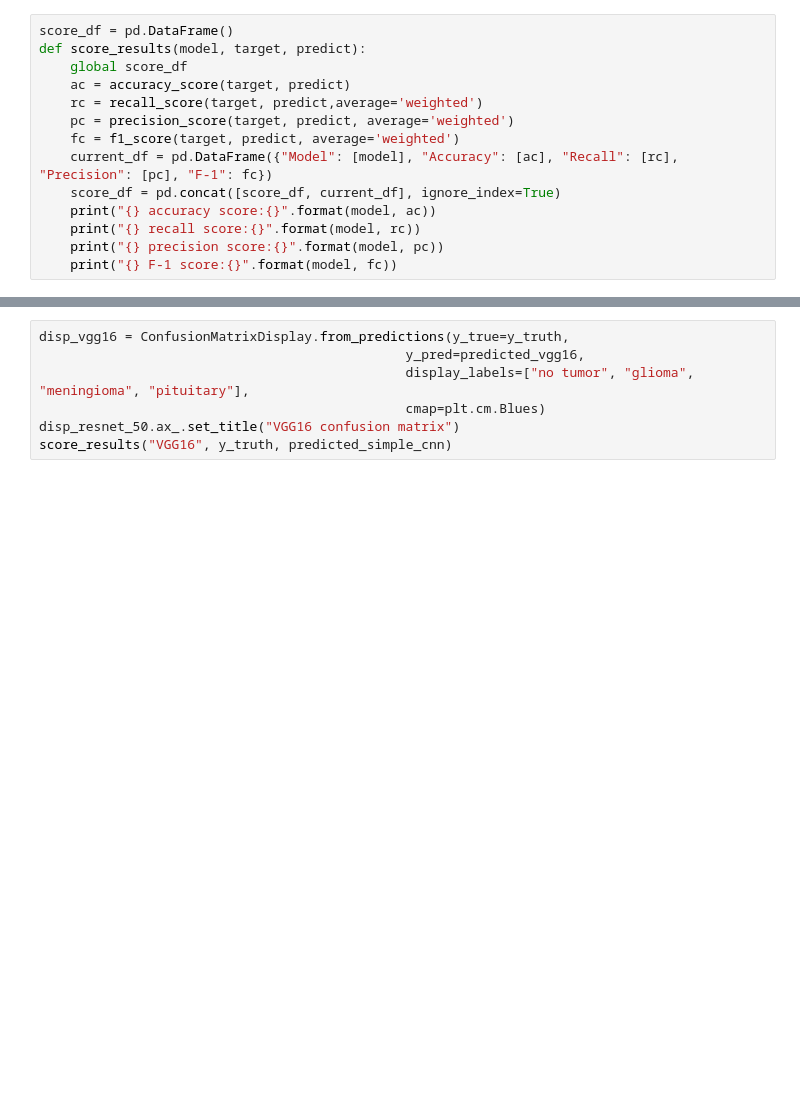
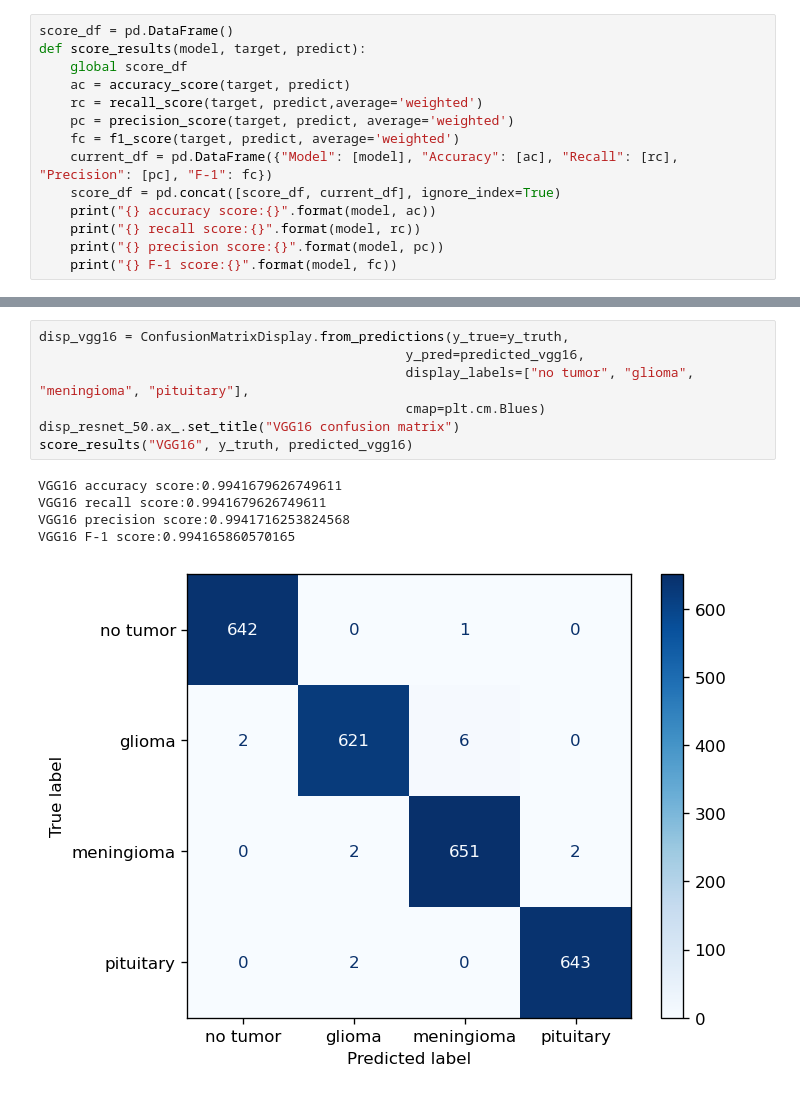
Before and after one commit to wesley0628/Brain_MRI_Image_Analysis, a Jupyter notebook: Brain_tumor_detection.ipynb, the cells around one changed output, grey strips where cells are left out. Saved outputs shown, nothing was run; the diff lists cells and outputs as text; blank space fills up the shorter version.

```diff
--- a/Brain_tumor_detection.ipynb
+++ b/Brain_tumor_detection.ipynb
@@ -770,10 +777,16 @@ score_results("ResNet152", y_truth, predicted_simple_cnn)
 # %%
 disp_vgg16 = ConfusionMatrixDisplay.from_predictions(y_true=y_truth,
                                                y_pred=predicted_vgg16,
                                                display_labels=["no tumor", "glioma", "meningioma", "pituitary"],
                                                cmap=plt.cm.Blues)
 disp_resnet_50.ax_.set_title("VGG16 confusion matrix")
-score_results("VGG16", y_truth, predicted_simple_cnn)
+score_results("VGG16", y_truth, predicted_vgg16)
+# %% [output]
+VGG16 accuracy score:0.9941679626749611
+VGG16 recall score:0.9941679626749611
+VGG16 precision score:0.9941716253824568
+VGG16 F-1 score:0.994165860570165
+[figure, added]
 # %%
 disp_vgg19 = ConfusionMatrixDisplay.from_predictions(y_true=y_truth,
                                                y_pred=predicted_vgg19,
```
Also changed, not shown: parts of 26 cells of this notebook.
